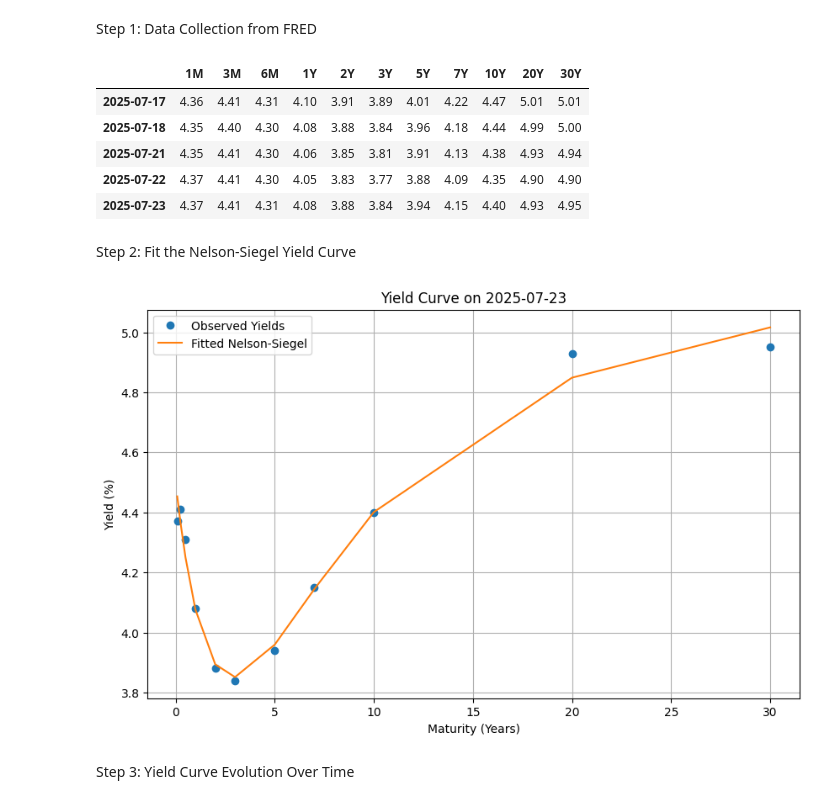
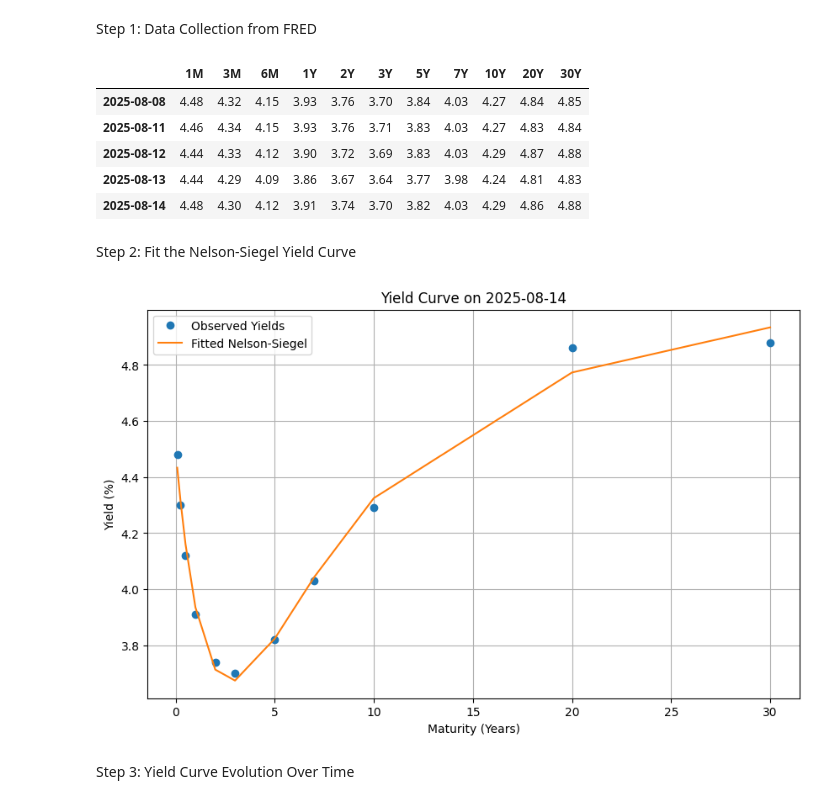
Before and after one commit to MarcoNerii/Yield-curve, a Jupyter notebook: main.ipynb, the cells around one changed output. Drawn from its saved outputs; the diff is of its cells as text; code cells hidden in the pictures.

```diff
--- a/main.ipynb
+++ b/main.ipynb
@@ -3,32 +3,37 @@ Step 1: Data Collection from FRED
 # %%
 import pandas as pd
 import matplotlib.pyplot as plt
 from fredapi import Fred
+import os
 
-# Replace with your actual FRED API key
-fred = Fred(api_key='XXXXX')
+FRED_API_KEY = os.getenv("FRED_API_KEY")
+
+if FRED_API_KEY is None:
+    raise RuntimeError("Missing FRED_API_KEY environment variable")
+
+fred = Fred(api_key=FRED_API_KEY)
 
 # Maturity codes from FRED
 maturities = {
     '1M': 'DGS1MO', '3M': 'DGS3MO', '6M': 'DGS6MO', '1Y': 'DGS1',
     '2Y': 'DGS2', '3Y': 'DGS3', '5Y': 'DGS5', '7Y': 'DGS7',
     '10Y': 'DGS10', '20Y': 'DGS20', '30Y': 'DGS30'
 }
 
 # Fetch time series data
 yield_data = pd.DataFrame()
 for label, code in maturities.items():
     yield_data[label] = fred.get_series(code)
 
 yield_data.dropna(inplace=True)
 yield_data.tail()
 # %% [output]
 |  | 1M | 3M | 6M | 1Y | 2Y | 3Y | 5Y | 7Y | 10Y | 20Y | 30Y |
-| 2025-07-17 | 4.36 | 4.41 | 4.31 | 4.10 | 3.91 | 3.89 | 4.01 | 4.22 | 4.47 | 5.01 | 5.01 |
-| 2025-07-18 | 4.35 | 4.40 | 4.30 | 4.08 | 3.88 | 3.84 | 3.96 | 4.18 | 4.44 | 4.99 | 5.00 |
-| 2025-07-21 | 4.35 | 4.41 | 4.30 | 4.06 | 3.85 | 3.81 | 3.91 | 4.13 | 4.38 | 4.93 | 4.94 |
-| 2025-07-22 | 4.37 | 4.41 | 4.30 | 4.05 | 3.83 | 3.77 | 3.88 | 4.09 | 4.35 | 4.90 | 4.90 |
-| 2025-07-23 | 4.37 | 4.41 | 4.31 | 4.08 | 3.88 | 3.84 | 3.94 | 4.15 | 4.40 | 4.93 | 4.95 |
+| 2025-08-08 | 4.48 | 4.32 | 4.15 | 3.93 | 3.76 | 3.70 | 3.84 | 4.03 | 4.27 | 4.84 | 4.85 |
+| 2025-08-11 | 4.46 | 4.34 | 4.15 | 3.93 | 3.76 | 3.71 | 3.83 | 4.03 | 4.27 | 4.83 | 4.84 |
+| 2025-08-12 | 4.44 | 4.33 | 4.12 | 3.90 | 3.72 | 3.69 | 3.83 | 4.03 | 4.29 | 4.87 | 4.88 |
+| 2025-08-13 | 4.44 | 4.29 | 4.09 | 3.86 | 3.67 | 3.64 | 3.77 | 3.98 | 4.24 | 4.81 | 4.83 |
+| 2025-08-14 | 4.48 | 4.30 | 4.12 | 3.91 | 3.74 | 3.70 | 3.82 | 4.03 | 4.29 | 4.86 | 4.88 |
 # %% [markdown]
 Step 2: Fit the Nelson-Siegel Yield Curve
 # %%
@@ -69,7 +74,7 @@ plt.grid(True)
 plt.legend()
 plt.show()
 # %% [output]
-[figure, old version]
+[figure, new version]
 # %% [markdown]
 Step 3: Yield Curve Evolution Over Time
 # %%
```
Also changed, not shown: parts of 4 cells of this notebook.
